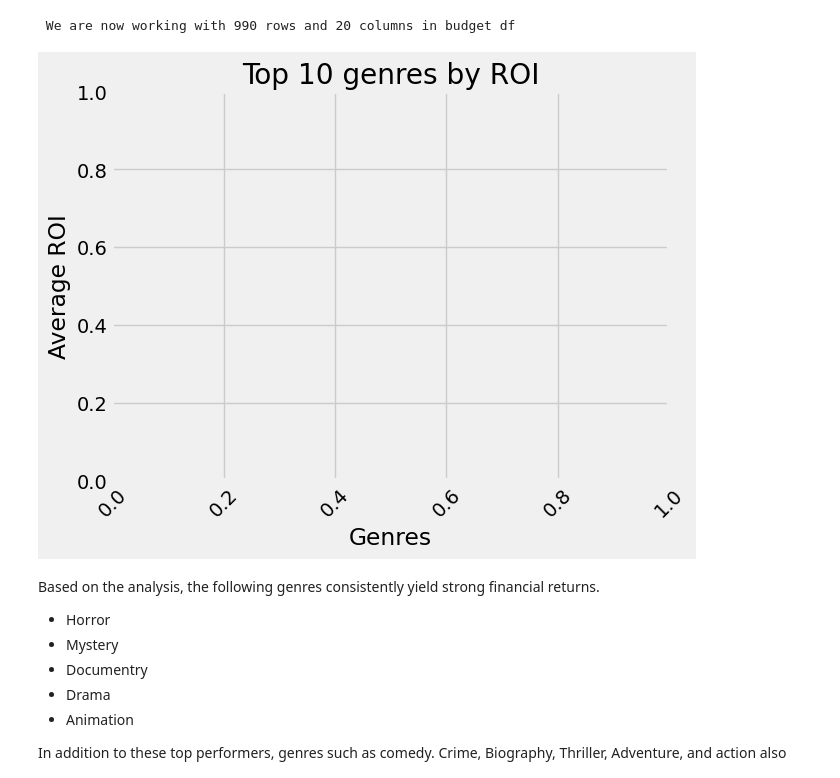
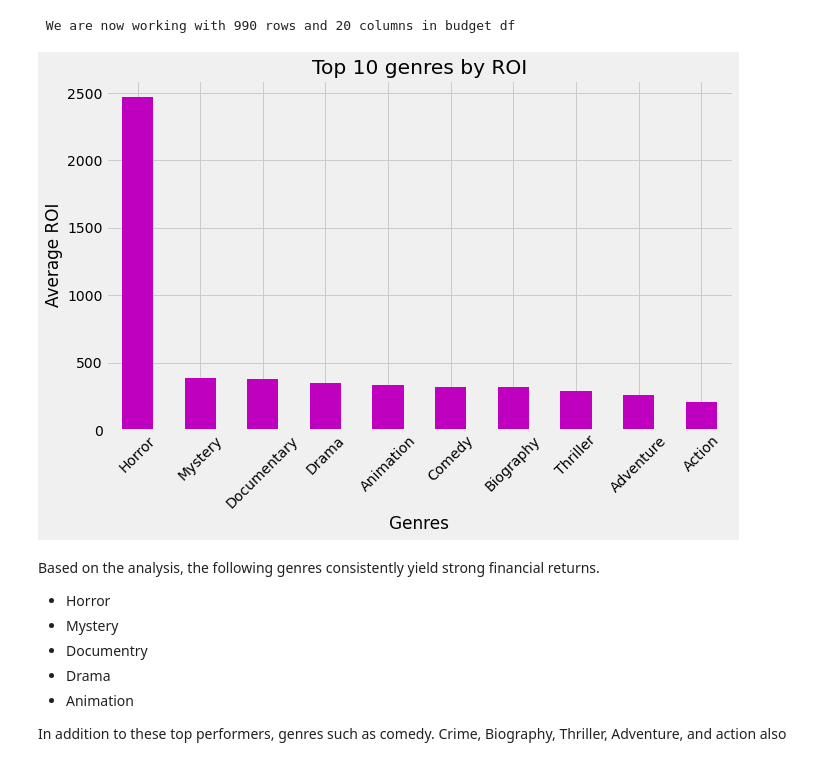
Before and after one commit to lilanhenry/phase2_group8_project, a Jupyter notebook: student.ipynb, the cells around one changed output. Drawn from its saved outputs; the diff is of its cells as text; code cells hidden in the pictures.

```diff
--- a/student.ipynb
+++ b/student.ipynb
@@ -1222,16 +1219,18 @@ print(f" We are now working with {budget_df.shape[0]} rows and {budget_df.shape[
 # %%
 # Evaluating which genre actually brings in more return on investment
 # Group by Genre and calculate the mean ROI for each genre
 genre_roi = budget_df.groupby('genres')['ROI'].mean().sort_values(ascending=False)
 
 # Plotting the top 10 genres by ROI
+plt.figure(figsize=(10, 6))
+genre_roi.head(10).plot(kind='bar', color='m')
 plt.title("Top 10 genres by ROI")
 plt.xlabel("Genres")
 plt.ylabel("Average ROI")
 plt.xticks(rotation=45)
 plt.show()
 # %% [output]
-[figure, old version]
+[figure, new version]
 # %% [markdown]
 Based on the analysis, the following genres consistently yield strong financial returns.
 * Horror
```
Also changed, not shown: parts of 19 cells of this notebook, 2 other files.
